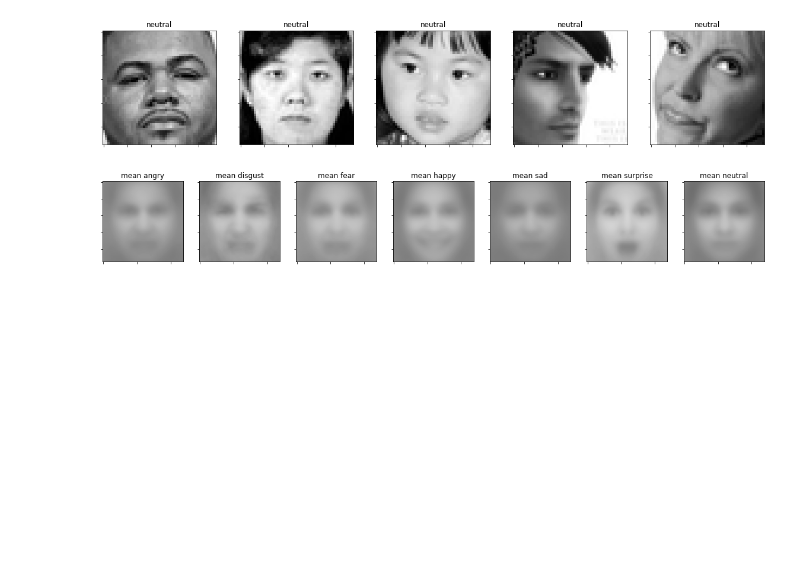
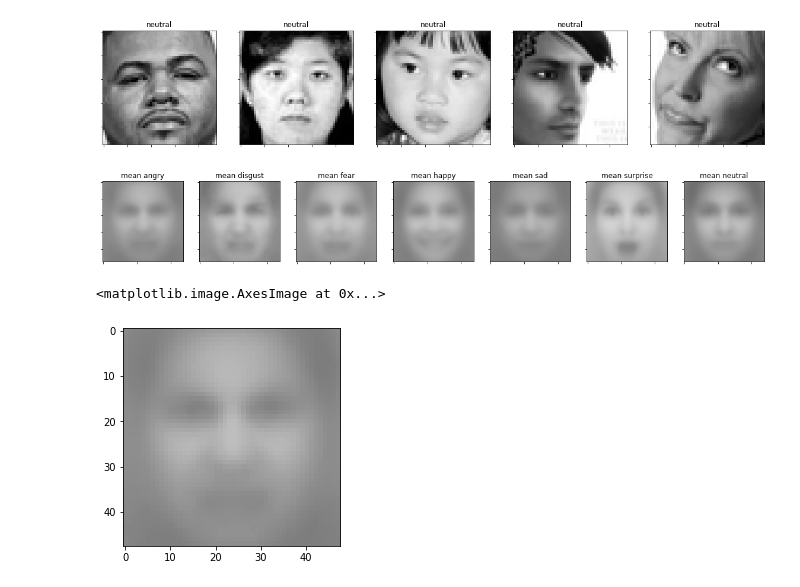
Before and after one commit to jiuntian/partner_face_emotion_recognition, a Jupyter notebook: visual_fer2013.ipynb, the cells around one changed output. Drawn from its saved outputs; the diff is of its cells as text; code cells hidden in the pictures; blank space fills up the shorter version.

Commit message:
plot contrast image fer2013

```diff
--- a/visual_fer2013.ipynb
+++ b/visual_fer2013.ipynb
@@ -173,3 +173,10 @@ for i in range(len(axs)):
     axs[i].set_yticklabels([])
 # %% [output]
 [figure]
+# %%
+mean_angry_arr = img_arr[img_label==0]
+mean_angry = np.mean(mean_angry_arr, axis=0).reshape(size)
+plt.imshow(mean_angry, vmin=0, vmax=255, cmap='Greys_r')
+# %% [output]
+<matplotlib.image.AxesImage at 0x...>
+[figure, added]
```
Also changed, not shown: parts of 4 cells of this notebook.
